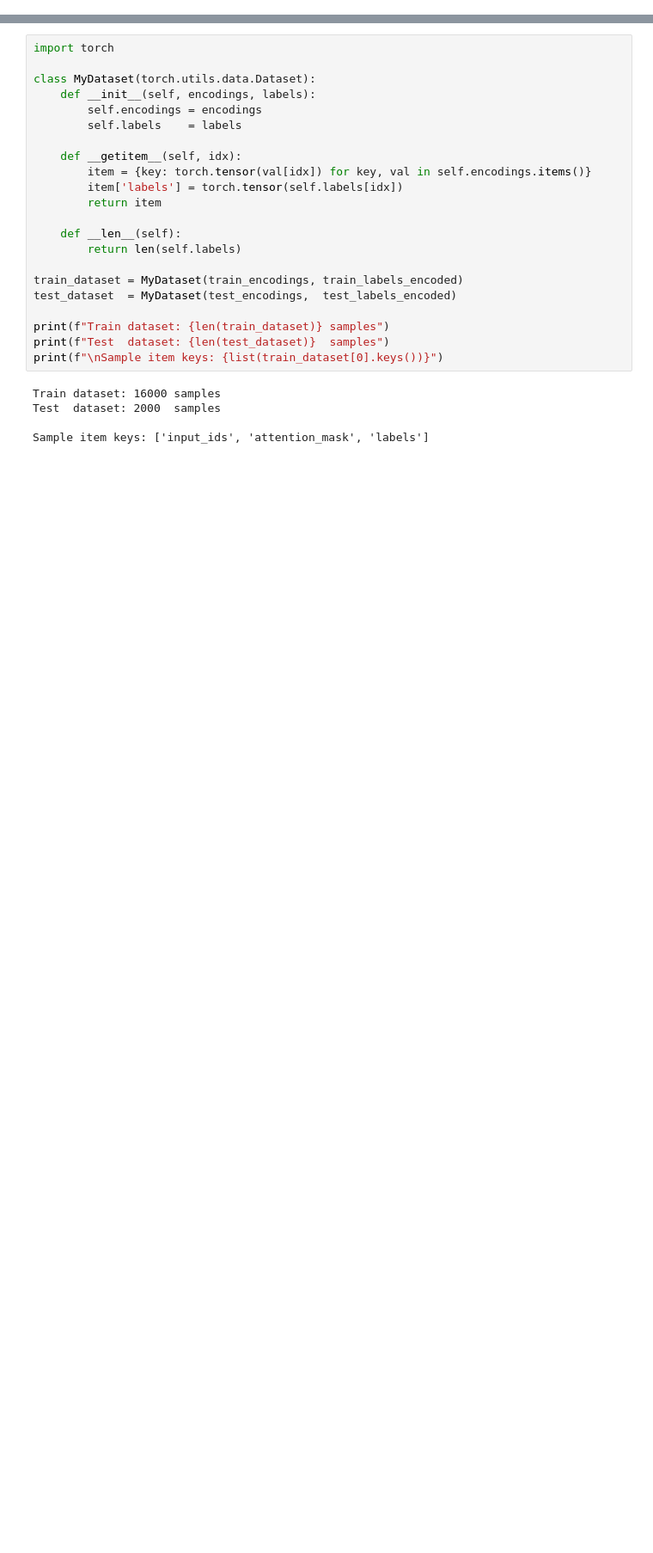
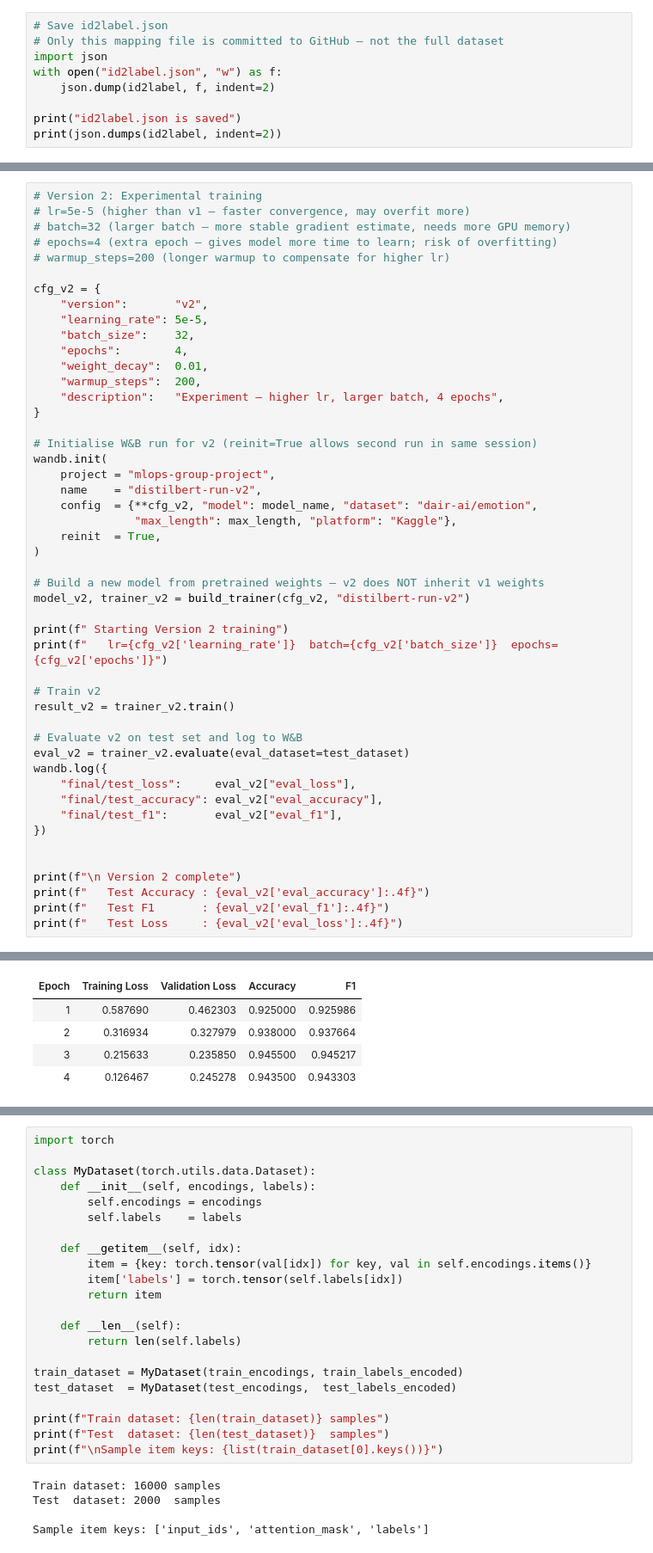
Before and after one commit to aniliter-cloud/ml-ops-group-project, a Jupyter notebook: mlops-group-project-emotion-detection.ipynb, the cells around one changed output, grey strips where cells are left out. Shown at 86% size. Cells and saved outputs as stored; diff of their text form; blank space fills up the shorter version.

Commit message:
Kaggle Notebook | MLOps-Group-Projects | Version 3

```diff
--- a/mlops-group-project-emotion-detection.ipynb
+++ b/mlops-group-project-emotion-detection.ipynb
@@ -157,0 +68,9 @@ Sample:
+# %%
+# Save id2label.json
+# Only this mapping file is committed to GitHub — not the full dataset
+import json
+with open("id2label.json", "w") as f:
+    json.dump(id2label, f, indent=2)
+
+print("id2label.json is saved")
+print(json.dumps(id2label, indent=2))
@@ -274,0 +358,49 @@ Attention mask:
+# %%
+# Version 2: Experimental training
+# lr=5e-5 (higher than v1 — faster convergence, may overfit more)
+# batch=32 (larger batch — more stable gradient estimate, needs more GPU memory)
+# epochs=4 (extra epoch — gives model more time to learn; risk of overfitting)
+# warmup_steps=200 (longer warmup to compensate for higher lr)
+
+cfg_v2 = {
+    "version":       "v2",
+    "learning_rate": 5e-5,
+    "batch_size":    32,
+    "epochs":        4,
+    "weight_decay":  0.01,
+    "warmup_steps":  200,
+    "description":   "Experiment — higher lr, larger batch, 4 epochs",
+}
+
+# Initialise W&B run for v2 (reinit=True allows second run in same session)
+wandb.init(
+    project = "mlops-group-project",
+    name    = "distilbert-run-v2",
+    config  = {**cfg_v2, "model": model_name, "dataset": "dair-ai/emotion",
+               "max_length": max_length, "platform": "Kaggle"},
+    reinit  = True,
+)
+
+# Build a new model from pretrained weights — v2 does NOT inherit v1 weights
+model_v2, trainer_v2 = build_trainer(cfg_v2, "distilbert-run-v2")
+
+print(f" Starting Version 2 training")
+print(f"   lr={cfg_v2['learning_rate']}  batch={cfg_v2['batch_size']}  epochs={cfg_v2['epochs']}")
+
+# Train v2
+result_v2 = trainer_v2.train()
+
+# Evaluate v2 on test set and log to W&B
+eval_v2 = trainer_v2.evaluate(eval_dataset=test_dataset)
+wandb.log({
+    "final/test_loss":     eval_v2["eval_loss"],
+    "final/test_accuracy": eval_v2["eval_accuracy"],
+    "final/test_f1":       eval_v2["eval_f1"],
+})
+
+
+print(f"\n Version 2 complete")
+print(f"   Test Accuracy : {eval_v2['eval_accuracy']:.4f}")
+print(f"   Test F1       : {eval_v2['eval_f1']:.4f}")
+print(f"   Test Loss     : {eval_v2['eval_loss']:.4f}")
+# %% [output]
@@ -274,0 +432,5 @@ Attention mask:
+| Epoch | Training Loss | Validation Loss | Accuracy | F1 |
+| 1 | 0.587690 | 0.462303 | 0.925000 | 0.925986 |
+| 2 | 0.316934 | 0.327979 | 0.938000 | 0.937664 |
+| 3 | 0.215633 | 0.235850 | 0.945500 | 0.945217 |
+| 4 | 0.126467 | 0.245278 | 0.943500 | 0.943303 |
```
Also changed, not shown: parts of 32 cells of this notebook.
